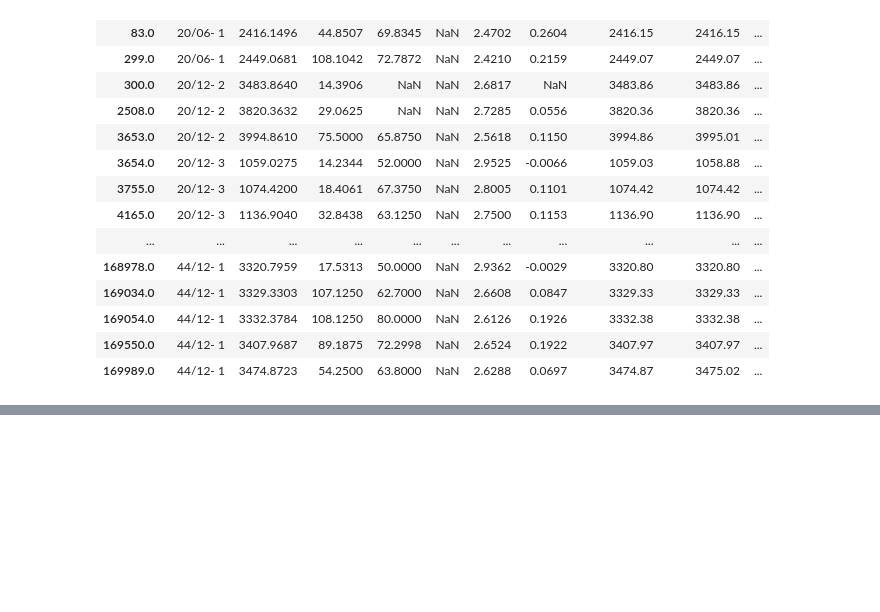
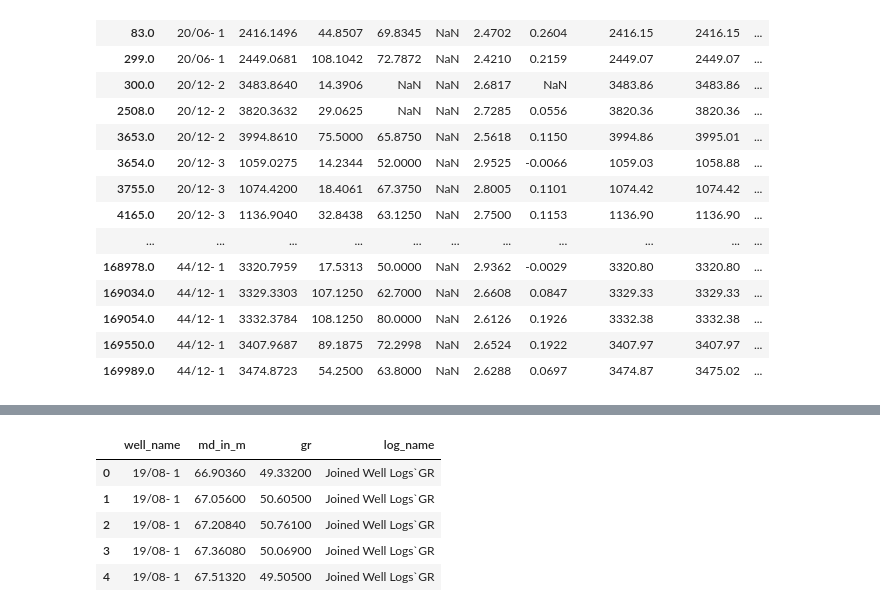
Before and after one commit to lsdR94/OpendTect_wells_to_PSQL, a Jupyter notebook: DATABASE_TURORIAL.ipynb, the cells around one changed output, grey strips where cells are left out. Drawn from its saved outputs; the diff is of its cells as text; code cells hidden in the pictures; blank space fills up the shorter version.

```diff
--- a/DATABASE_TURORIAL.ipynb
+++ b/DATABASE_TURORIAL.ipynb
@@ -1437,0 +1789,16 @@ sliced_logs_df
+# %%
+gr_table_unnested = pp.fetch_psql_command(query, conn)
+# %%
+gr_table_unnested_df = pd.DataFrame(
+    columns=gr_table_unnested[0],
+    data=gr_table_unnested[1]
+)
+# %%
+gr_table_unnested_df.head(5)
+# %% [output]
+|  | well_name | md_in_m | gr | log_name |
+| 0 | 19/08- 1 | 66.90360 | 49.33200 | Joined Well Logs`GR |
+| 1 | 19/08- 1 | 67.05600 | 50.60500 | Joined Well Logs`GR |
+| 2 | 19/08- 1 | 67.20840 | 50.76100 | Joined Well Logs`GR |
+| 3 | 19/08- 1 | 67.36080 | 50.06900 | Joined Well Logs`GR |
+| 4 | 19/08- 1 | 67.51320 | 49.50500 | Joined Well Logs`GR |
```
Also changed, not shown: parts of 34 cells of this notebook.
